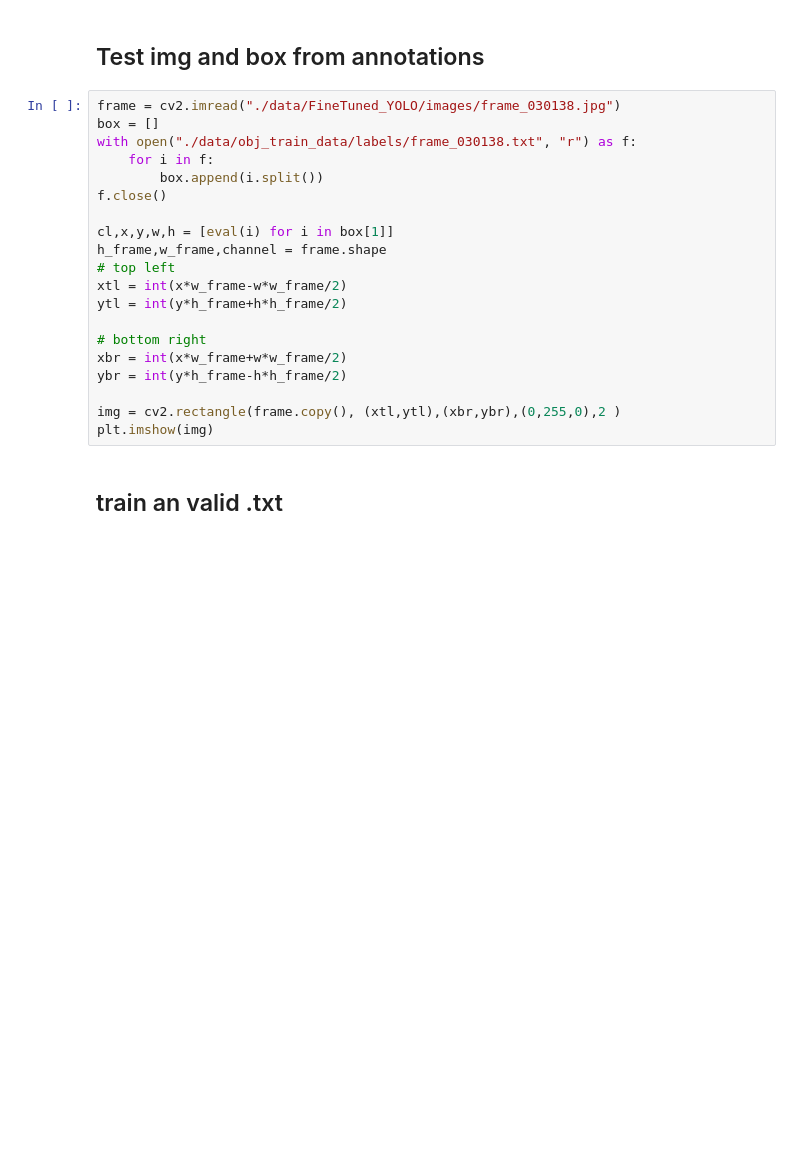
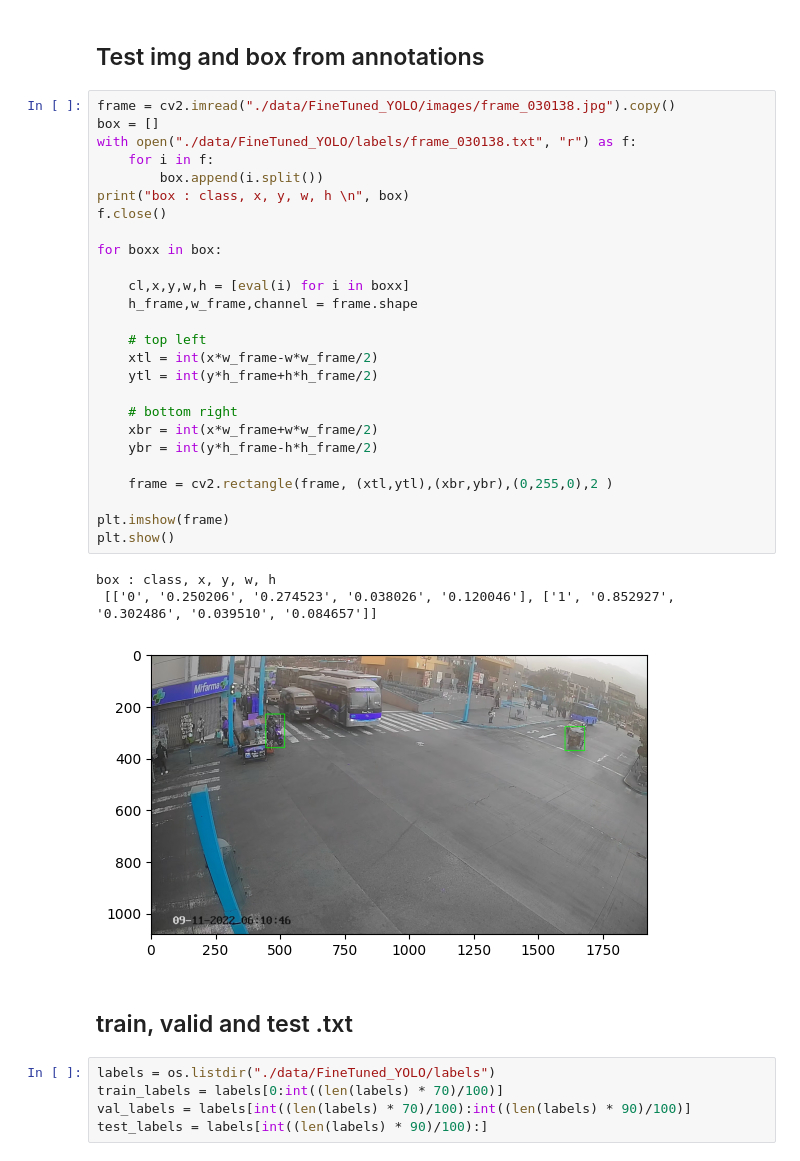
Before and after one commit to galois1915/Aforo-vehicular, a Jupyter notebook: FineTunning-YOLO.ipynb, the cells around one changed output. Drawn from its saved outputs; the diff is of its cells as text; blank space fills up the shorter version.

Commit message:
new data files formats

```diff
--- a/FineTunning-YOLO.ipynb
+++ b/FineTunning-YOLO.ipynb
@@ -123,24 +100,39 @@ cap.release()
 # %% [markdown]
 ## Test img and box from annotations
 # %%
-frame = cv2.imread("./data/FineTuned_YOLO/images/frame_030138.jpg")
+frame = cv2.imread("./data/FineTuned_YOLO/images/frame_030138.jpg").copy()
 box = []
-with open("./data/obj_train_data/labels/frame_030138.txt", "r") as f:
+with open("./data/FineTuned_YOLO/labels/frame_030138.txt", "r") as f:
     for i in f:
         box.append(i.split())
+print("box : class, x, y, w, h \n", box)
 f.close()
 
-cl,x,y,w,h = [eval(i) for i in box[1]]
-h_frame,w_frame,channel = frame.shape
-# top left
-xtl = int(x*w_frame-w*w_frame/2)
-ytl = int(y*h_frame+h*h_frame/2)
+for boxx in box:
 
-# bottom right
-xbr = int(x*w_frame+w*w_frame/2)
-ybr = int(y*h_frame-h*h_frame/2)
+    cl,x,y,w,h = [eval(i) for i in boxx]
+    h_frame,w_frame,channel = frame.shape
 
-img = cv2.rectangle(frame.copy(), (xtl,ytl),(xbr,ybr),(0,255,0),2 )
-plt.imshow(img)
+    # top left
+    xtl = int(x*w_frame-w*w_frame/2)
+    ytl = int(y*h_frame+h*h_frame/2)
+
+    # bottom right
+    xbr = int(x*w_frame+w*w_frame/2)
+    ybr = int(y*h_frame-h*h_frame/2)
+
+    frame = cv2.rectangle(frame, (xtl,ytl),(xbr,ybr),(0,255,0),2 )
+
+plt.imshow(frame)
+plt.show()
+# %% [output]
+box : class, x, y, w, h
+ [['0', '0.250206', '0.274523', '0.038026', '0.120046'], ['1', '0.852927', '0.302486', '0.039510', '0.084657']]
+[figure, added]
 # %% [markdown]
-## train an valid .txt
+## train, valid and test .txt
+# %%
+labels = os.listdir("./data/FineTuned_YOLO/labels")
+train_labels = labels[0:int((len(labels) * 70)/100)]
+val_labels = labels[int((len(labels) * 70)/100):int((len(labels) * 90)/100)]
+test_labels = labels[int((len(labels) * 90)/100):]
```
Also changed, not shown: parts of 23 cells of this notebook, 1 other file.
